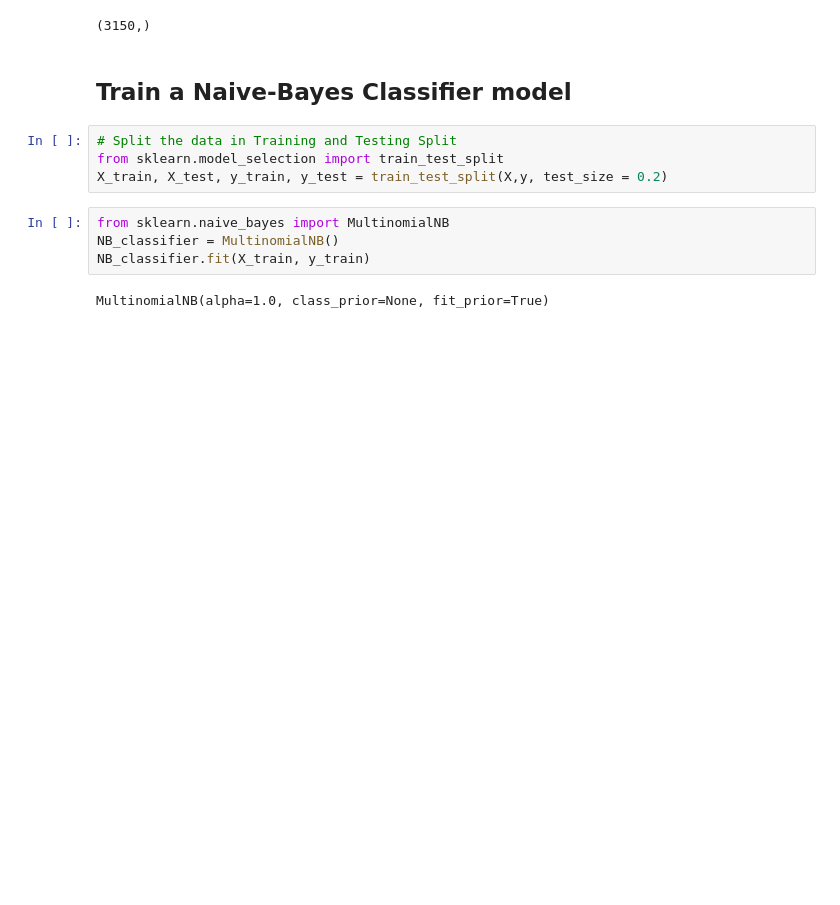
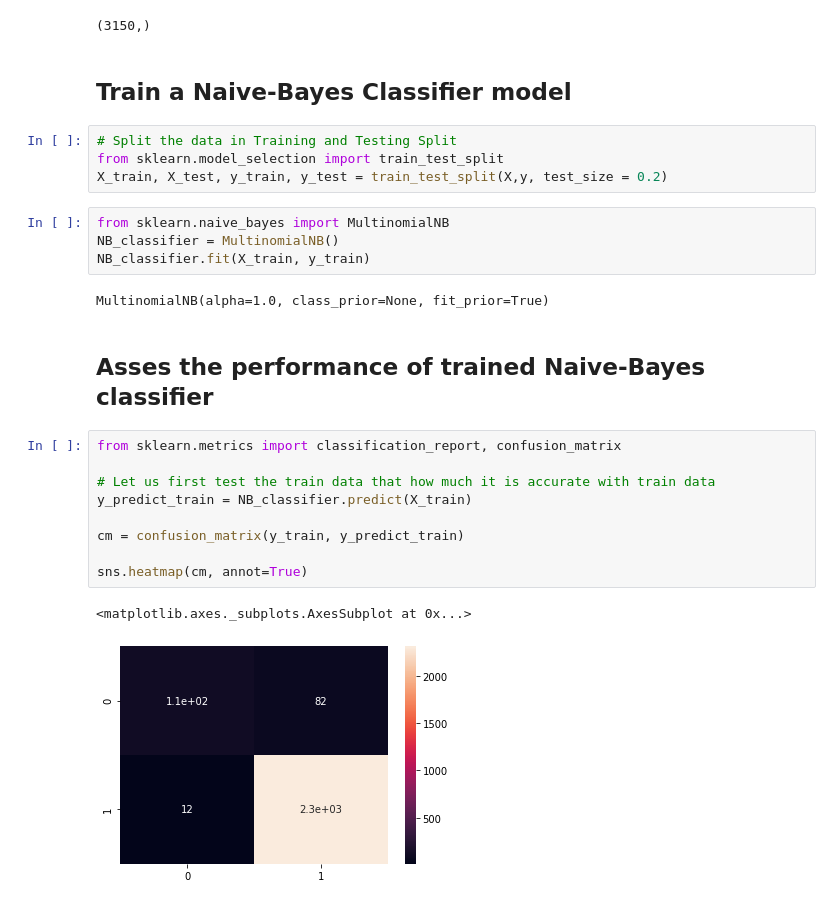
Before and after one commit to Priyo-prog/Understanding-product-review, a Jupyter notebook: Understanding_Product_Review.ipynb, the cells around one changed output. Drawn from its saved outputs; the diff is of its cells as text; blank space fills up the shorter version.

```diff
--- a/Understanding_Product_Review.ipynb
+++ b/Understanding_Product_Review.ipynb
@@ -483,3 +483,17 @@ NB_classifier = MultinomialNB()
 NB_classifier.fit(X_train, y_train)
 # %% [output]
 MultinomialNB(alpha=1.0, class_prior=None, fit_prior=True)
+# %% [markdown]
+## **Asses the performance of trained Naive-Bayes classifier**
+# %%
+from sklearn.metrics import classification_report, confusion_matrix
+
+# Let us first test the train data that how much it is accurate with train data
+y_predict_train = NB_classifier.predict(X_train)
+
+cm = confusion_matrix(y_train, y_predict_train)
+
+sns.heatmap(cm, annot=True)
+# %% [output]
+<matplotlib.axes._subplots.AxesSubplot at 0x...>
+[figure, added]
```
Also changed, not shown: parts of 2 cells of this notebook.
